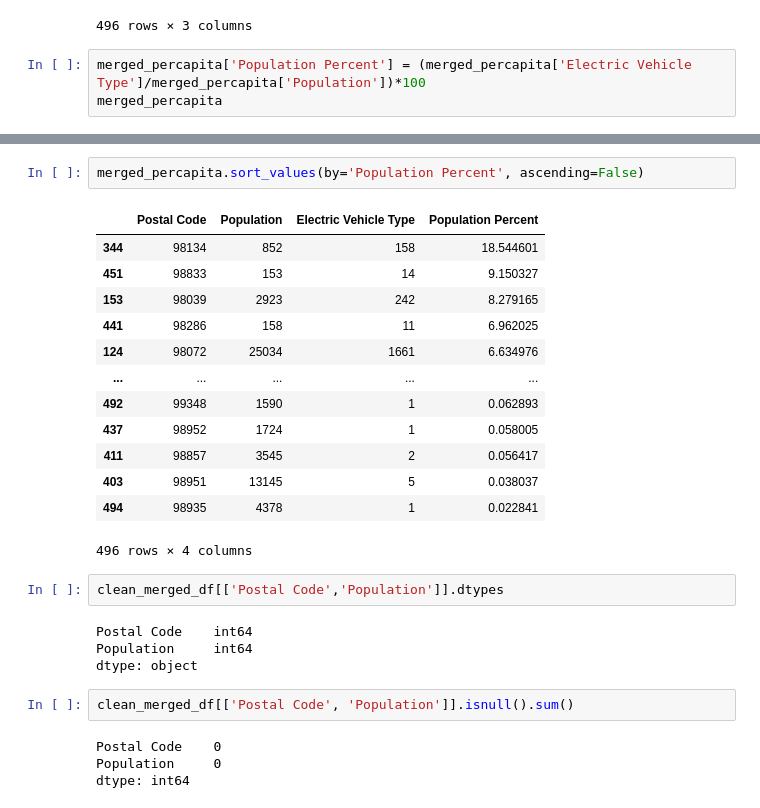
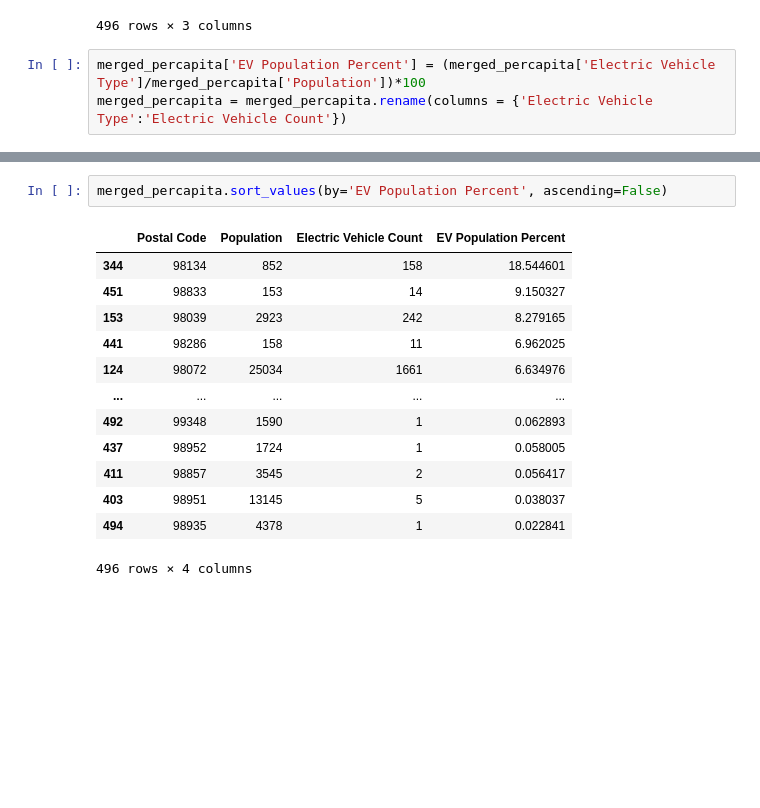
Before and after one commit to caelwillis/group-4-proj-1, a Jupyter notebook: Census-vs-EV-ownership.ipynb, the cells around one changed output, grey strips where cells are left out. Drawn from its saved outputs; the diff is of its cells as text; blank space fills up the shorter version.

```diff
--- a/Census-vs-EV-ownership.ipynb
+++ b/Census-vs-EV-ownership.ipynb
@@ -136,5 +136,5 @@ merged_percapita
 | 495 | 99179 | 568 | 1 |
 496 rows × 3 columns
 # %%
-merged_percapita['Population Percent'] = (merged_percapita['Electric Vehicle Type']/merged_percapita['Population'])*100
-merged_percapita
+merged_percapita['EV Population Percent'] = (merged_percapita['Electric Vehicle Type']/merged_percapita['Population'])*100
+merged_percapita = merged_percapita.rename(columns = {'Electric Vehicle Type':'Electric Vehicle Count'})
@@ -155,7 +141,7 @@ merged_percapita
 # %%
-merged_percapita.sort_values(by='Population Percent', ascending=False)
+merged_percapita.sort_values(by='EV Population Percent', ascending=False)
 # %% [output]
-|  | Postal Code | Population | Electric Vehicle Type | Population Percent |
+|  | Postal Code | Population | Electric Vehicle Count | EV Population Percent |
 | 344 | 98134 | 852 | 158 | 18.544601 |
 | 451 | 98833 | 153 | 14 | 9.150327 |
 | 153 | 98039 | 2923 | 242 | 8.279165 |
@@ -168,15 +154,3 @@ merged_percapita.sort_values(by='Population Percent', ascending=False)
 | 403 | 98951 | 13145 | 5 | 0.038037 |
 | 494 | 98935 | 4378 | 1 | 0.022841 |
 496 rows × 4 columns
-# %%
-clean_merged_df[['Postal Code','Population']].dtypes
-# %% [output]
-Postal Code    int64
-Population     int64
-dtype: object
-# %%
-clean_merged_df[['Postal Code', 'Population']].isnull().sum()
-# %% [output]
-Postal Code    0
-Population     0
-dtype: int64
```
Also changed, not shown: parts of 22 cells of this notebook.
